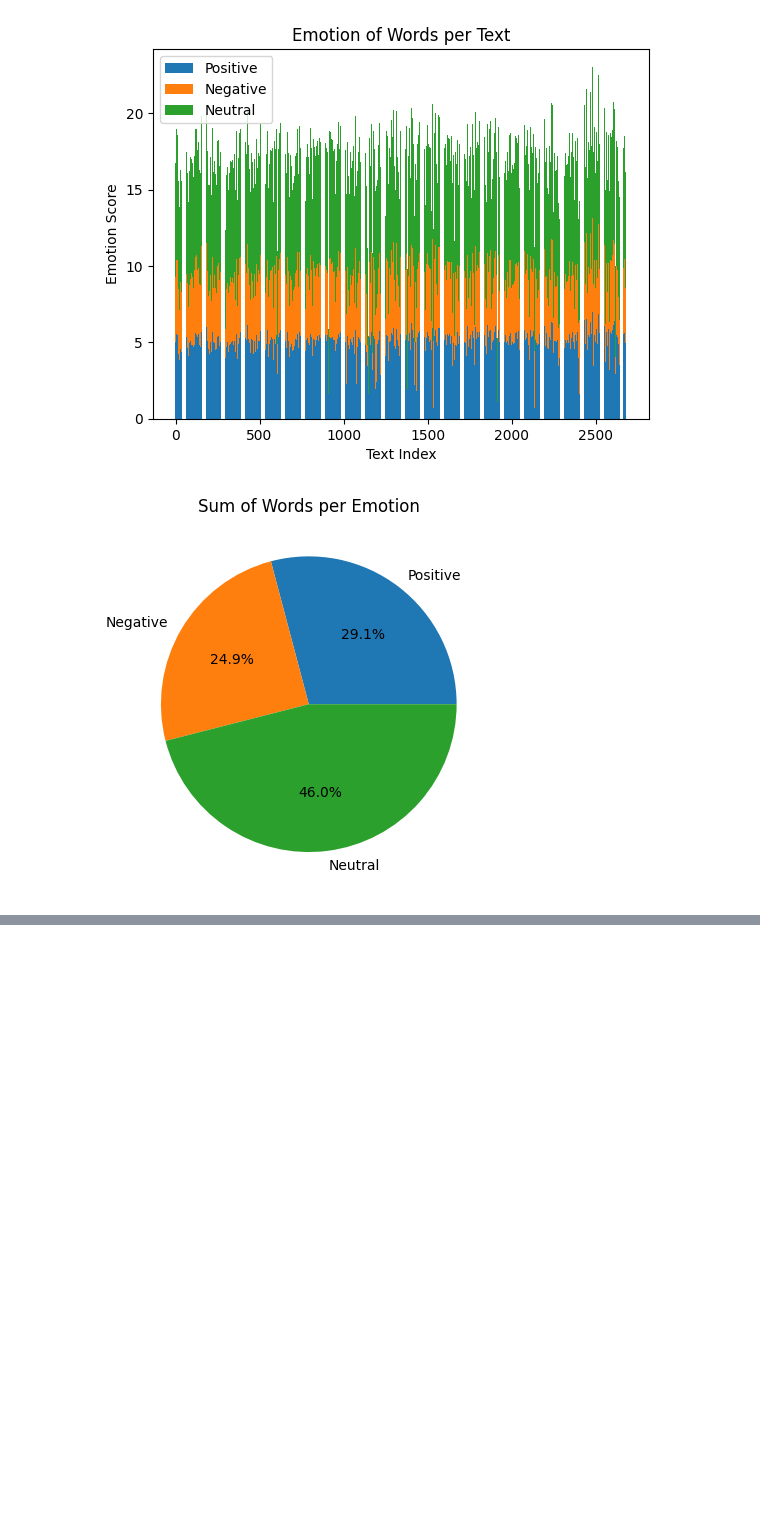
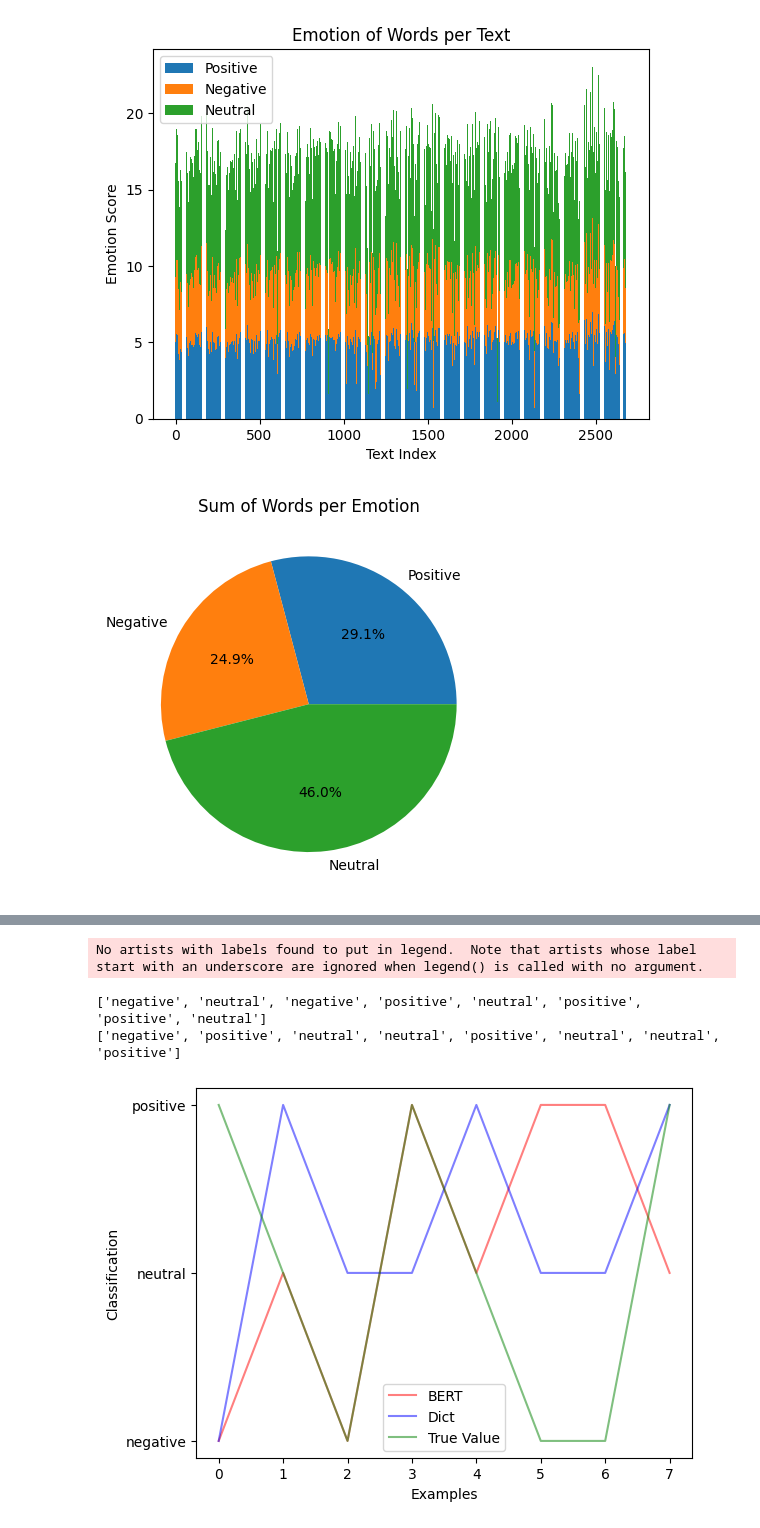
Before and after one commit to LaviniaSD/NPL---SPX, a Jupyter notebook: analise_dicionarios.ipynb, the cells around one changed output, grey strips where cells are left out. Saved outputs shown, nothing was run; the diff lists cells and outputs as text; code cells hidden in the pictures; blank space fills up the shorter version.

```diff
--- a/analise_dicionarios.ipynb
+++ b/analise_dicionarios.ipynb
@@ -342,0 +583,66 @@ plt.show()
+# %%
+import matplotlib.pyplot as plt
+
+# Dados de exemplo
+exemplos = exemplo_list
+classificacoes = exemplo_labels
+
+# Criar figura e eixos
+fig, ax = plt.subplots()
+
+# Plotar gráfico de linhas
+# ax.plot(exemplos, classificacoes, label='BERT')
+# ax.plot(exemplos, classificacoes, label='Dict')
+
+# Definir rótulos dos eixos
+ax.set_xlabel('Exemplos')
+ax.set_ylabel('Classificação')
+
+# Adicionar legenda
+ax.legend()
+
+# Exibir o gráfico
+import matplotlib.pyplot as plt
+
+# Extract the scores from emo_bert_score and emo_dict_score
+bert_scores = [np.argmax(score) for score in emo_bert_score]
+for i in range(len(bert_scores)):
+    if bert_scores[i] == 0:
+        bert_scores[i] = "positive"
+    elif bert_scores[i] == 1:
+        bert_scores[i] = "negative"
+    else:
+        bert_scores[i] = "neutral"
+print(bert_scores)
+dict_scores = [np.argmax(score) for score in emo_dict_score]
+for i in range(len(dict_scores)):
+    if dict_scores[i] == 0:
+        dict_scores[i] = "positive"
+    elif dict_scores[i] == 1:
+        dict_scores[i] = "negative"
+    else:
+        dict_scores[i] = "neutral"
+print(dict_scores)
+
+# Create the x-axis values (examples)
+examples = range(len(bert_scores))
+
+# Create the line graph
+plt.plot(examples, bert_scores, label='BERT', alpha=0.5, color='red')
+plt.plot(examples, dict_scores, label='Dict', alpha=0.5, color='blue')
+plt.plot(examples, exemplo_labels, label='True Value', alpha=0.5, color='green')
+
+# Set the labels for the x-axis and y-axis
+plt.xlabel('Examples')
+plt.ylabel('Classification')
+
+# Add a legend
+plt.legend()
+
+# Show the graph
+plt.show()
+# %% [output]
+No artists with labels found to put in legend.  Note that artists whose label start with an underscore are ignored when legend() is called with no argument.
+['negative', 'neutral', 'negative', 'positive', 'neutral', 'positive', 'positive', 'neutral']
+['negative', 'positive', 'neutral', 'neutral', 'positive', 'neutral', 'neutral', 'positive']
+[figure, added]
```
Also changed, not shown: parts of 10 cells of this notebook.
